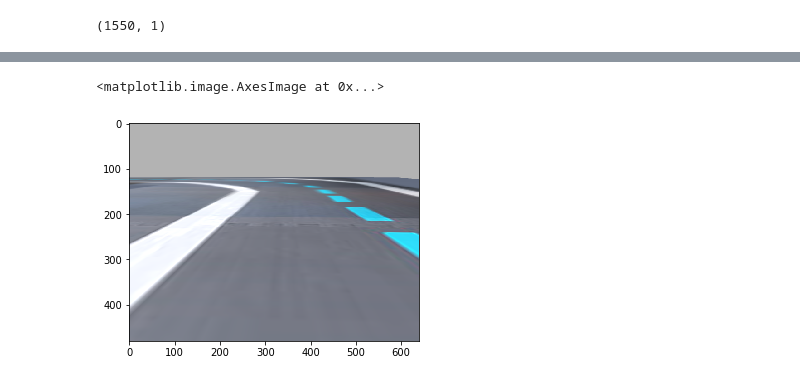
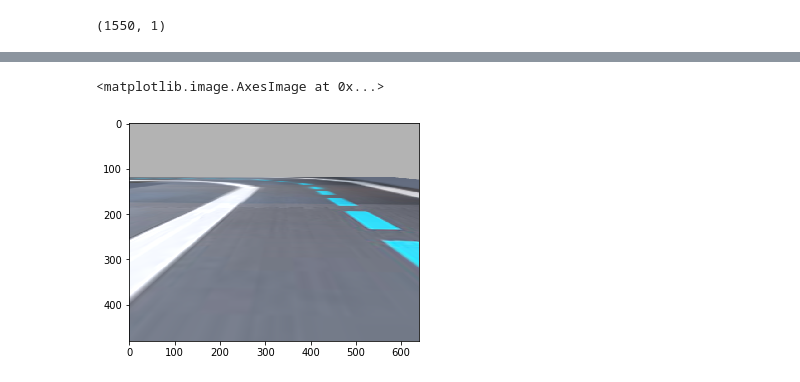
Before and after one commit to Saurabh7/deepracer, a Jupyter notebook: Robot Learning.ipynb, the cells around one changed output, grey strips where cells are left out. Cells and saved outputs as stored; diff of their text form; code cells hidden in the pictures.

```diff
--- a/Robot Learning.ipynb
+++ b/Robot Learning.ipynb
@@ -106,5 +120,5 @@ import matplotlib.pyplot as plt
 # %%
-plt.imshow(X_train[2,:,:,:])
+plt.imshow(X_train[6,:,:,:])
 # %% [output]
 <matplotlib.image.AxesImage at 0x...>
-[figure, old version]
+[figure, new version]
```
Also changed, not shown: parts of 18 cells of this notebook, 2 other files.
